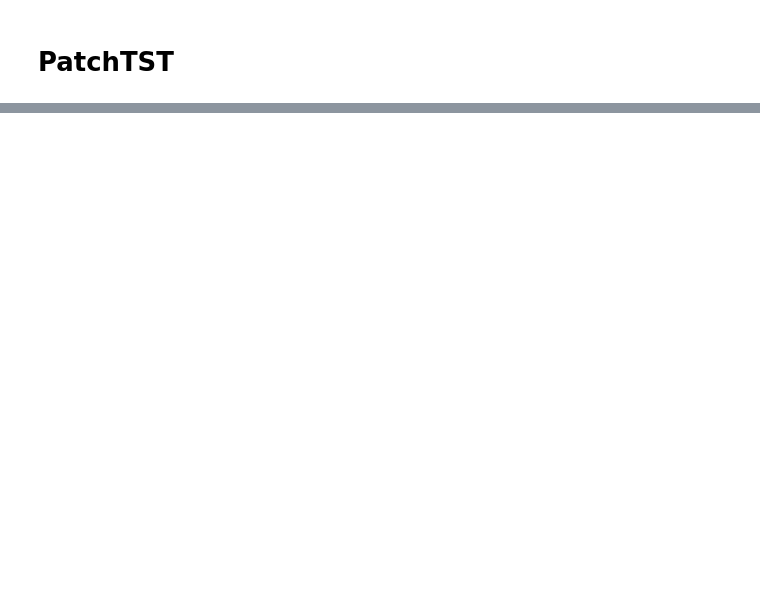
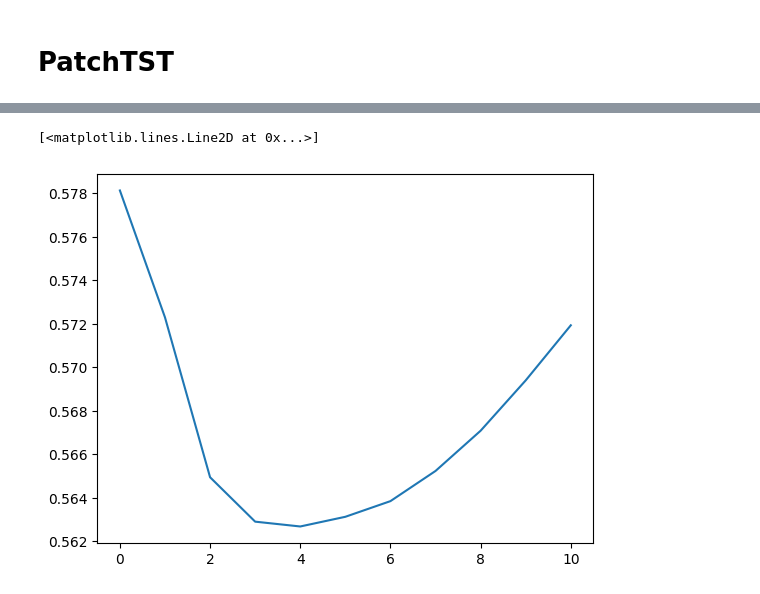
Before and after one commit to harrya32/HTI, a Jupyter notebook: robustness/patchtst.ipynb, the cells around one changed output, grey strips where cells are left out. Saved outputs shown, nothing was run; the diff lists cells and outputs as text; code cells hidden in the pictures; blank space fills up the shorter version.

Commit message:
creating ett forecasts with patchTST and different noise levels

```diff
--- a/robustness/patchtst.ipynb
+++ b/robustness/patchtst.ipynb
@@ -1060,0 +34,21 @@ else:
+# %%
+ett = pd.read_csv('../../ICL4DT/data/time_series_datasets/ETTm1.csv')
+horizon=96
+input_size=96
+patch_len=16
+stride=8
+ett.rename({'date':'ds', 'OT':'y'}, axis=1, inplace=True)
+ett['ds'] = pd.to_datetime(ett['ds'])
+ett['unique_id']='ett_1'
+
+total_window_len = input_size + horizon
+ett = ett[['unique_id', 'ds', 'y']][:1000 * total_window_len].copy()
+for i in range(len(ett) // total_window_len):
+    start_idx = i * total_window_len
+    end_idx_for_noise = start_idx + input_size - 1
+    noise_to_add = np.random.normal(0, 0, size=input_size)
+    ett.loc[start_idx : end_idx_for_noise, 'y'] += noise_to_add
+
+ett, calendar_cols = augment_calendar_df(df=ett, freq='T')
+Y_train_df = ett[ett.ds < ett['ds'].values[-horizon]]
+Y_test_df = ett[ett.ds >= ett['ds'].values[-horizon]].reset_index(drop=True)
@@ -1060,0 +256,2 @@ else:
+# %%
+mse, mae, tensor = get_noised_metrics(noise_std_dev=0, test_noise_std_dev=0)
@@ -1060,0 +289,12 @@ else:
+# %%
+mses = []
+maes = []
+tensors = []
+
+for noise in [0,0.1,0.2,0.3,0.4,0.5,0.6,0.7,0.8,0.9,1.0]:
+    mse, mae, tensor = get_noised_metrics(noise_std_dev=noise, test_noise_std_dev=0.3)
+    mses.append(mse)
+    maes.append(mae)
+    tensors.append(tensor)
+
+combined_tensor = np.concatenate(tensors, axis=0)
@@ -1060,0 +407,5 @@ else:
+# %%
+plt.plot(mses)
+# %% [output]
+[<matplotlib.lines.Line2D at 0x...>]
+[figure, added]
```
Also changed, not shown: parts of 41 cells of this notebook, 2 other files.
